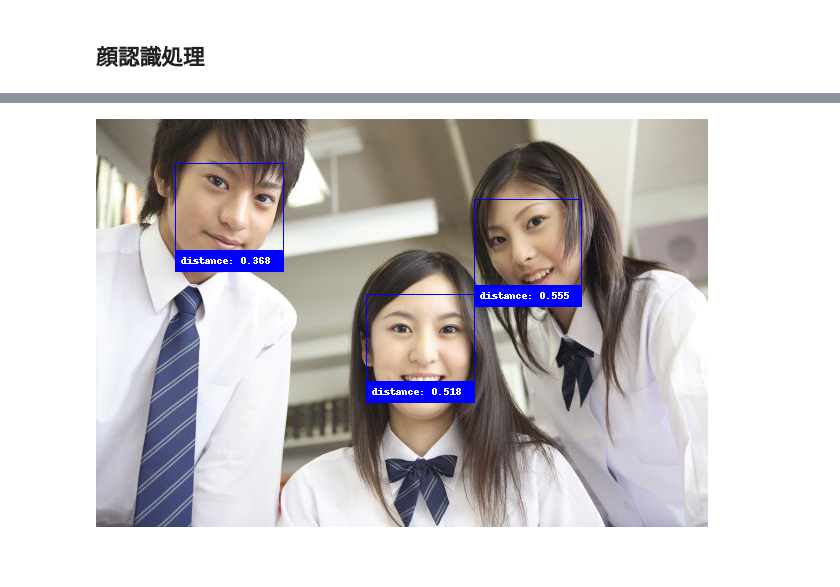
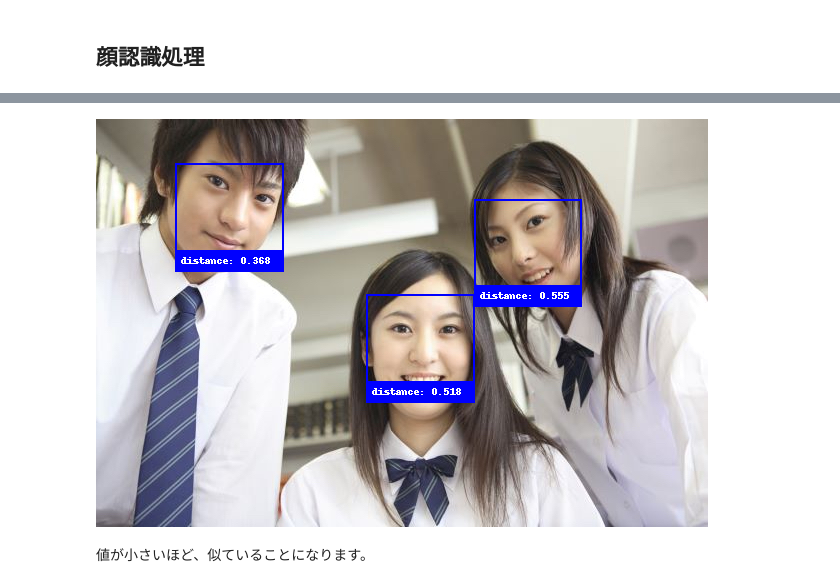
Before and after one commit to pfedu/face_recognition, a Jupyter notebook: Face_Recognition.ipynb, the cells around one changed output, grey strips where cells are left out. Saved outputs shown, nothing was run; the diff lists cells and outputs as text; code cells hidden in the pictures; blank space fills up the shorter version.

```diff
--- a/Face_Recognition.ipynb
+++ b/Face_Recognition.ipynb
@@ -71,13 +75,10 @@ draw = ImageDraw.Draw(pil_image)
 # 顔の位置にボックスを描くためのループ
 for (top, right, bottom, left) in face_locations:
     # 検出した顔位置にボックスを描く
-    draw.rectangle(((left, top), (right, bottom)), outline=(0, 0, 255))
+    draw.rectangle(((left, top), (right, bottom)), outline=(0, 0, 255), width=3)
 
 del draw
 
 # 結果の表示
 display(pil_image)
-
-# Face Recognitionライブラリを使用して、認識したい顔画像を128次元で符号化する処理を行う
-known_face_encodings = face_recognition.face_encodings(known_image)
 # %% [output]
@@ -93,34 +109,36 @@ unknown_image = face_recognition.load_image_file("unknown.jpg")
 # %%
 # Face Recognitionライブラリを使用して、顔位置の検出
 face_locations = face_recognition.face_locations(unknown_image)
 
 # Face Recognitionライブラリを使用して、画像に含まれる顔を符号化する
 face_encodings = face_recognition.face_encodings(unknown_image, face_locations)
 
 # 表示用の処理
 # PIL形式のイメージを作成する
 pil_image = Image.fromarray(unknown_image)
 # PillowのImageDrawインスタンスを作成
 draw = ImageDraw.Draw(pil_image)
 
 # 画像から、顔の位置を推定するループ
 for (top, right, bottom, left), face_encoding in zip(face_locations, face_encodings):
-    # Face Recognitionライブラリを使用して、画像に含まれる顔と認識したい人の顔の特徴の距離を算出します
+    # Face Recognitionライブラリを使用して、画像に含まれる顔と認識したい人の顔の特徴のユークリッド距離を算出します
     # この値が小さいほど似ていることになります
     face_distances = face_recognition.face_distance(known_face_encodings, face_encoding)
     # display(face_distances)
     distance = "distance: {:.3f}".format(face_distances[0])
     # 検出した顔位置にボックスを描く
-    draw.rectangle(((left, top), (right, bottom)), outline=(0, 0, 255))
-    # 距離を出力する。
+    draw.rectangle(((left, top), (right, bottom)), outline=(0, 0, 255), width=2)
+    # ユークリッド距離を表示する。
     text_width, text_height = draw.textsize(distance)
     draw.rectangle(((left, bottom - text_height - 10), (right, bottom)), fill=(0, 0, 255), outline=(0, 0, 255))
     draw.text((left + 6, bottom - text_height - 5), distance, fill=(255, 255, 255, 255))
 
 # メモリ上のImageDrawインスタンスを削除
 del draw
 
 # 結果の表示
 display(pil_image)
 # %% [output]
-[figure, old version]
+[figure, new version]
+# %% [markdown]
+値が小さいほど、似ていることになります。
```
Also changed, not shown: parts of 10 cells of this notebook.
